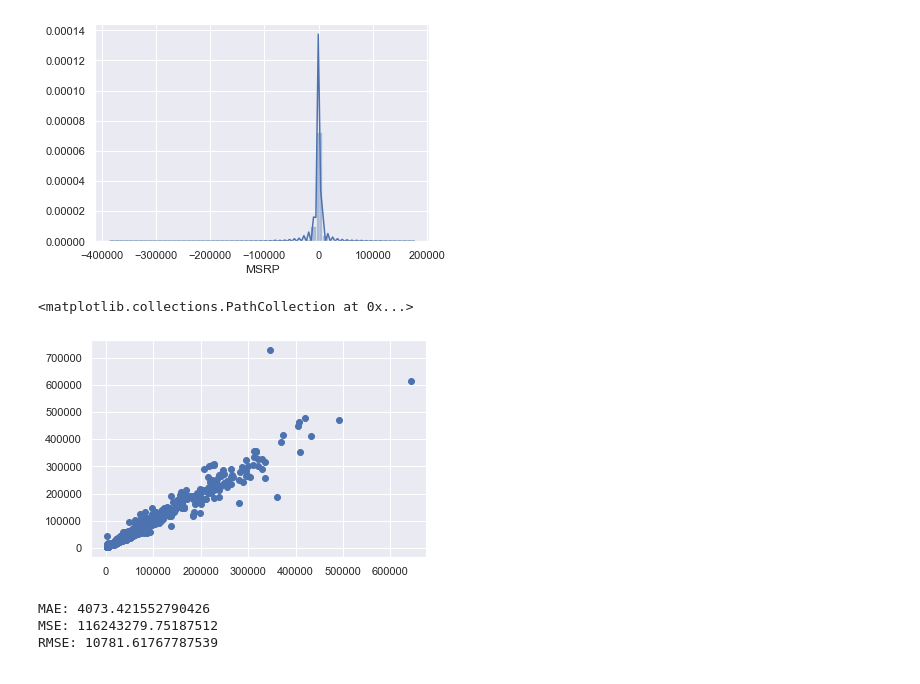
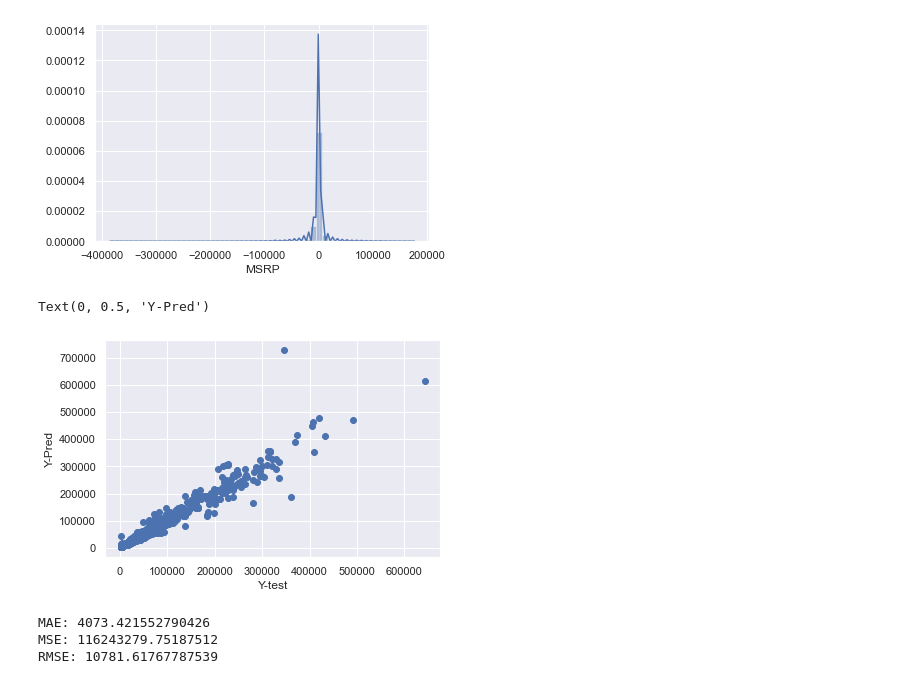
Before and after one commit to argahv/car_price_prediction, a Jupyter notebook: server/car_price_pred.ipynb, the cells around one changed output. Cells and saved outputs as stored; diff of their text form; code cells hidden in the pictures.

```diff
--- a/server/car_price_pred.ipynb
+++ b/server/car_price_pred.ipynb
@@ -465,9 +466,11 @@ sns.distplot(y_test-y_pred)
 [figure]
 # %%
 plt.scatter(y_test,y_pred)
+plt.xlabel("Y-test")
+plt.ylabel('Y-Pred')
 # %% [output]
-<matplotlib.collections.PathCollection at 0x...>
+Text(0, 0.5, 'Y-Pred')
-[figure, old version]
+[figure, new version]
 # %%
 from sklearn import metrics
 
```
Also changed, not shown: parts of 6 cells of this notebook, 43 other files.
